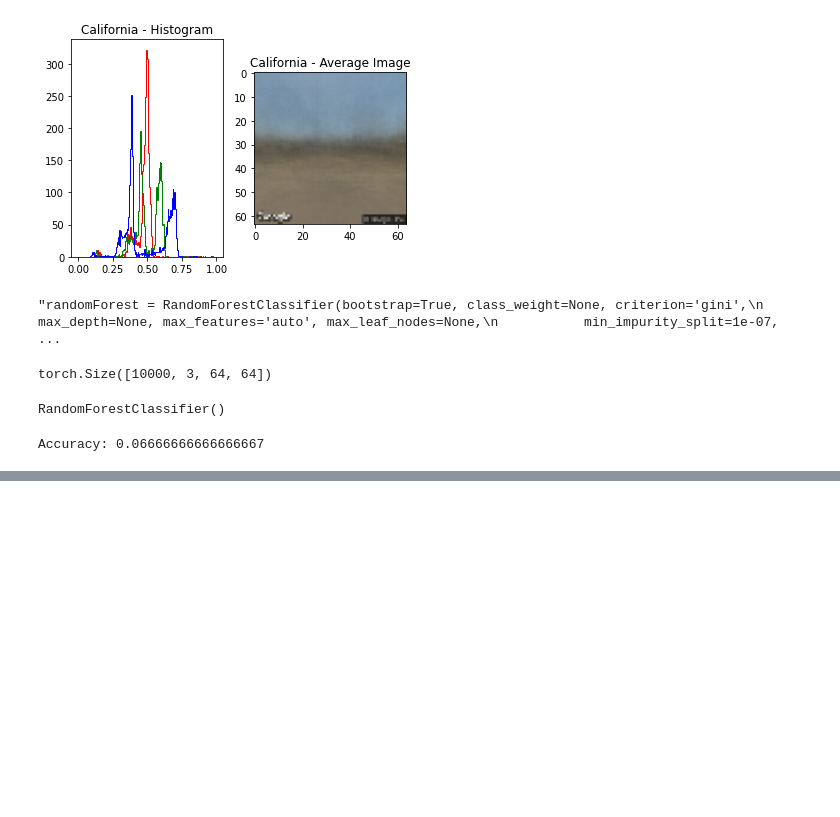
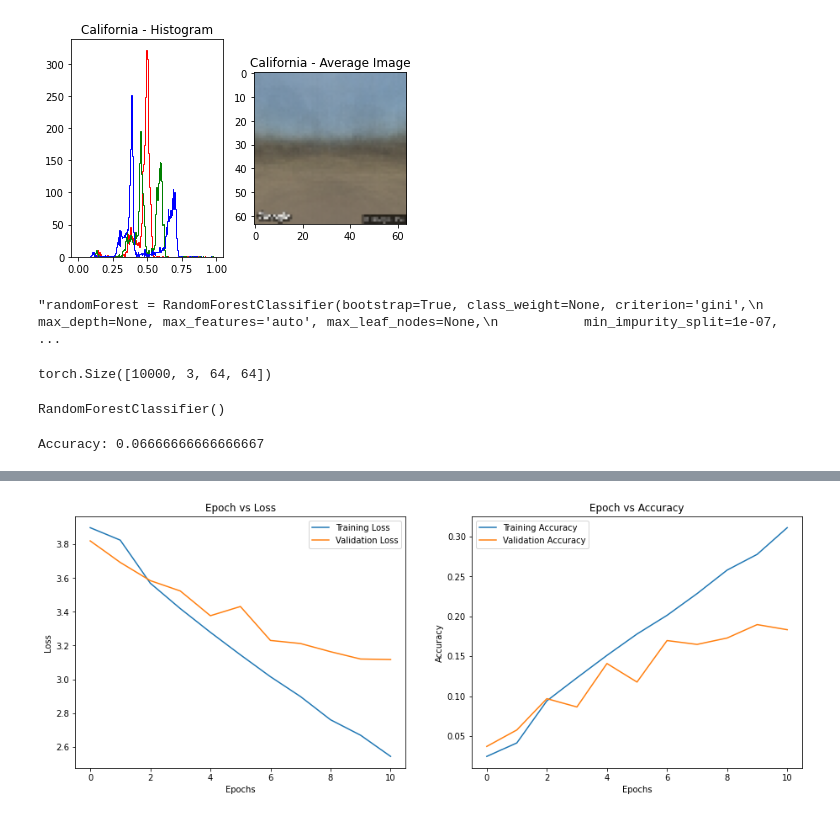
Before and after one commit to osimon8/GeoGuessrGuessr, a Jupyter notebook: notebook.ipynb, the cells around one changed output, grey strips where cells are left out. Saved outputs shown, nothing was run; the diff lists cells and outputs as text; code cells hidden in the pictures; blank space fills up the shorter version.

```diff
--- a/notebook.ipynb
+++ b/notebook.ipynb
@@ -36,12 +57,14 @@ device(type='cuda')
 # %%
 #train_data_directory = '/content/drive/MyDrive/CIS 522/50States500'
 train_data_directory = '50States500'
+train_data_directory_big = '50States2K'
 test_data_directory = '50States100_test'
 
 transform_pipeline = transforms.Compose([transforms.ToTensor(), transforms.Resize((64, 64))])
 
 dataset = datasets.ImageFolder(train_data_directory, transforms.Compose([transforms.ToTensor()]))
 train_dataset = datasets.ImageFolder(train_data_directory, transform_pipeline)
+train_dataset_big = datasets.ImageFolder(train_data_directory_big, transform_pipeline)
 test_dataset = datasets.ImageFolder(test_data_directory, transform_pipeline)
 test_dataset_hr = datasets.ImageFolder(test_data_directory, transforms.Compose([transforms.ToTensor()]))
 
@@ -55,8 +78,8 @@ val_dataset = test_dataset
 
 #validation_dataset = []
 
-batch_size = 75
-batch_size_big = 100
+batch_size = 40
+batch_size_big = 80
 
 data_loader = torch.utils.data.DataLoader(dataset, batch_size = batch_size, num_workers=6)
 train_data_loader = torch.utils.data.DataLoader(train_dataset, batch_size = batch_size, pin_memory=torch.cuda.is_available(), shuffle=True)
@@ -65,4 +88,16 @@ data_loader_shuffled = torch.utils.data.DataLoader(dataset, batch_size = 100, sh
 validation_loader = torch.utils.data.DataLoader(val_dataset, batch_size = batch_size, pin_memory=torch.cuda.is_available(), shuffle=True)
 test_loader = torch.utils.data.DataLoader(test_dataset, batch_size = batch_size, shuffle=True)
 test_loader_hr = torch.utils.data.DataLoader(test_dataset_hr, batch_size = batch_size, shuffle=True)
+
+integ_train = IntegrationBatchSampler(train_dataset, batch_size)
+integ_test = IntegrationBatchSampler(test_dataset, batch_size)
+integ_val = IntegrationBatchSampler(val_dataset, batch_size)
+
+train_data_loader_integ = torch.utils.data.DataLoader(train_dataset, pin_memory=torch.cuda.is_available(), batch_sampler=integ_train)
+test_data_loader_integ = torch.utils.data.DataLoader(test_dataset, pin_memory=torch.cuda.is_available(), batch_sampler=integ_test)
+val_data_loader_integ = torch.utils.data.DataLoader(val_dataset, pin_memory=torch.cuda.is_available(), batch_sampler=integ_val)
+
+integ_train_big = IntegrationBatchSampler(train_dataset_big, batch_size_big)
+
+train_data_loader_integ_big = torch.utils.data.DataLoader(train_dataset_big, pin_memory=torch.cuda.is_available(), batch_sampler=integ_train_big)
 # %%
@@ -370,6 +438,6 @@ class DistanceWeightedCrossEntropyLoss(nn.Module):
         return torch.mean(dists) * self.ce(x, y)
 # %%
-def train(model, device, train_loader, validation_loader, epochs, charts=([], [], [], [])):
+def train(model, device, train_loader, validation_loader, epochs, basis=([], [], [], [])):
 
 #     criterion = DistanceWeightedCrossEntropyLoss()
     criterion = nn.CrossEntropyLoss()
@@ -377,7 +445,7 @@ def train(model, device, train_loader, validation_loader, epochs, charts=([], []
                               lr=0.01, momentum=0.9)
 #     optimizer = torch.optim.Adam(model.parameters(), lr=0.01)
 
-    train_loss, train_acc, validation_loss, validation_acc = charts
+    train_loss, train_acc, validation_loss, validation_acc = basis
     for epoch in range(epochs):
         model.train()
         running_loss = 0.
@@ -459,8 +527,11 @@ def plot_loss_accuracy(train_loss, train_acc, validation_loss, validation_acc):
 # from tqdm.notebook import tqdm, trange
 # %%
 # net = Net1().to(device)
+# net = IntegrationNet().to(device)
+# print(net)
+graphs = (train_loss, train_acc, validation_loss, validation_acc)
+train_loss, train_acc, validation_loss, validation_acc = train(net, device, train_data_loader_integ_big, val_data_loader_integ, 10, basis=graphs)
 # charts = (train_loss, train_acc, validation_loss, validation_acc)
 # train_loss, train_acc, validation_loss, validation_acc = train(net, device, train_data_loader, validation_loader, 30)
 
-# train_loss, train_acc, validation_loss, validation_acc = (train_loss[60:], train_acc[60:], validation_loss[60:], validation_acc[60:])
-# plot_loss_accuracy(train_loss, train_acc, validation_loss, validation_acc)
+# train_loss1, train_acc1, validation_loss1, validation_acc1 = (train_loss[1:], train_acc[1:], validation_loss[1:], validation_acc[1:])
@@ -467,3 +542,7 @@ def plot_loss_accuracy(train_loss, train_acc, validation_loss, validation_acc):
+# %%
+plot_loss_accuracy(train_loss, train_acc, validation_loss, validation_acc)
+# %% [output]
+[figure, added]
 # %%
 def save_model(model, filename, train_loss=None, train_acc=None, validation_loss=None, validation_acc=None):
     base = 'trained_models/{}/'.format(filename)
```
Also changed, not shown: parts of 23 cells of this notebook, 31 other files.
